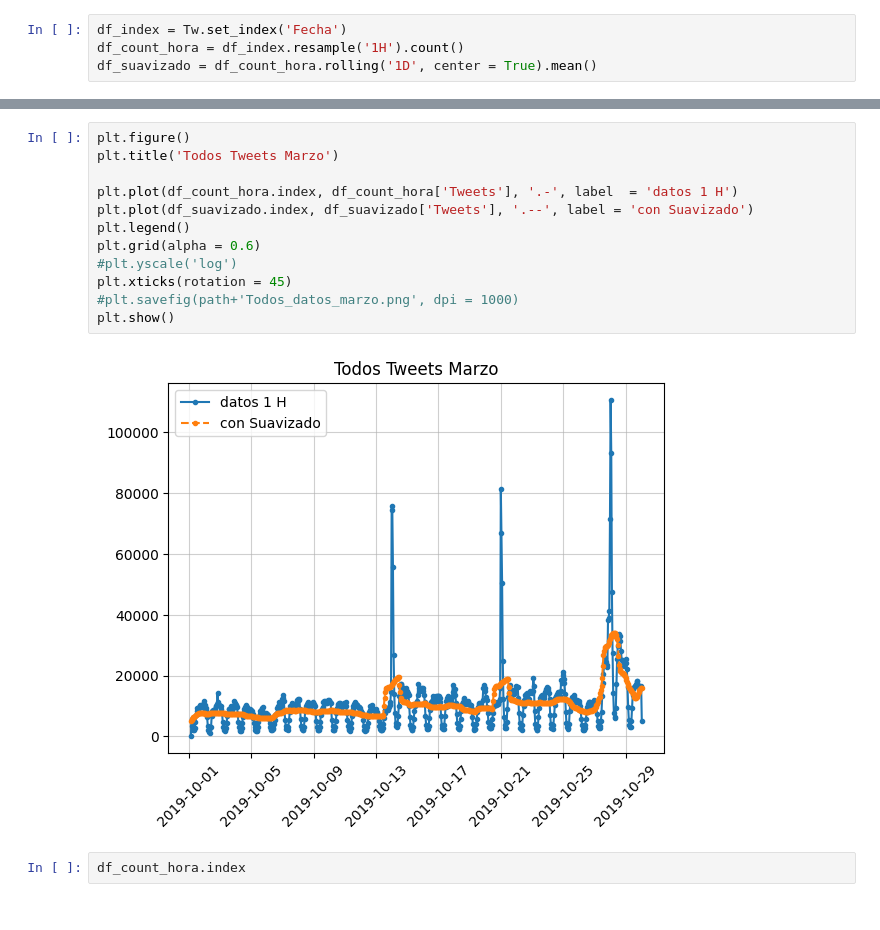
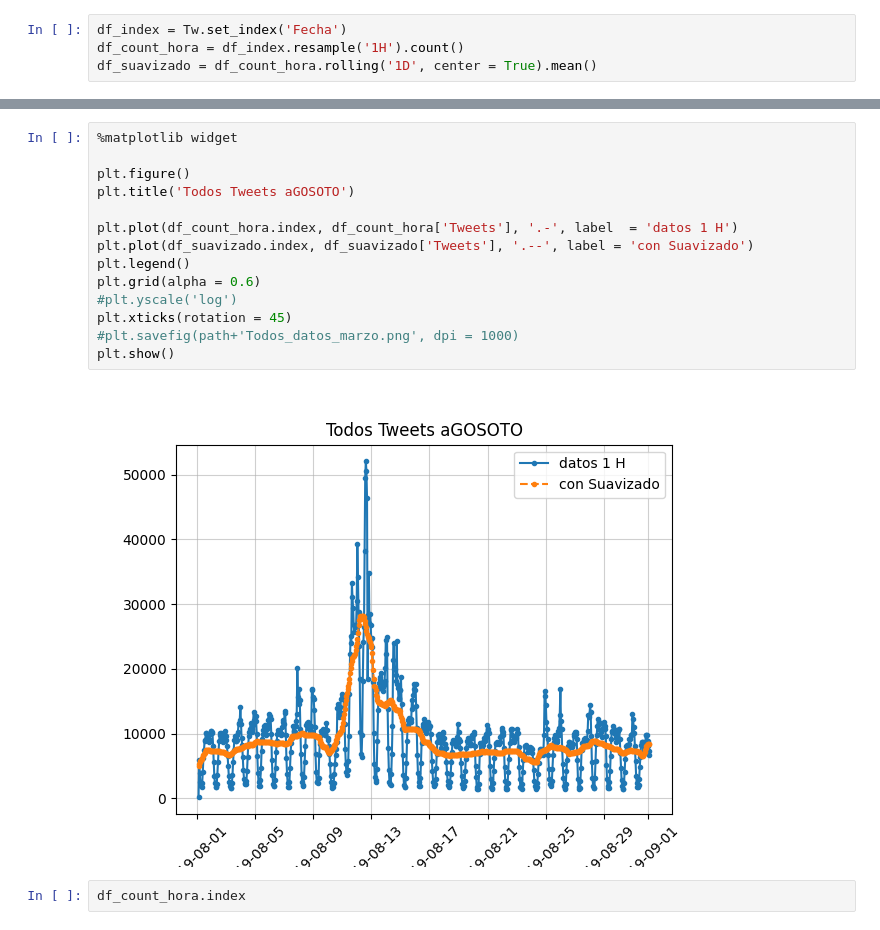
Before and after one commit to Ale-Mildiner/Tesis, a Jupyter notebook: Base_Twitter/Tw_meses/Grafico_data_total_por_mes.ipynb, the cells around one changed output, grey strips where cells are left out. Drawn from its saved outputs; the diff is of its cells as text.

```diff
--- a/Base_Twitter/Tw_meses/Grafico_data_total_por_mes.ipynb
+++ b/Base_Twitter/Tw_meses/Grafico_data_total_por_mes.ipynb
@@ -26,17 +41,19 @@ a.set_index('Fecha')
 # %%
+%matplotlib widget
+
 plt.figure()
-plt.title('Todos Tweets Marzo')
+plt.title('Todos Tweets aGOSOTO')
 
 plt.plot(df_count_hora.index, df_count_hora['Tweets'], '.-', label  = 'datos 1 H')
 plt.plot(df_suavizado.index, df_suavizado['Tweets'], '.--', label = 'con Suavizado')
 plt.legend()
 plt.grid(alpha = 0.6)
 #plt.yscale('log')
 plt.xticks(rotation = 45)
 #plt.savefig(path+'Todos_datos_marzo.png', dpi = 1000)
 plt.show()
 # %% [output]
-[figure, old version]
+[figure, new version]
 # %%
 df_count_hora.index
 # %% [output]
```
Also changed, not shown: parts of 1 cell of this notebook, 1 other file.
